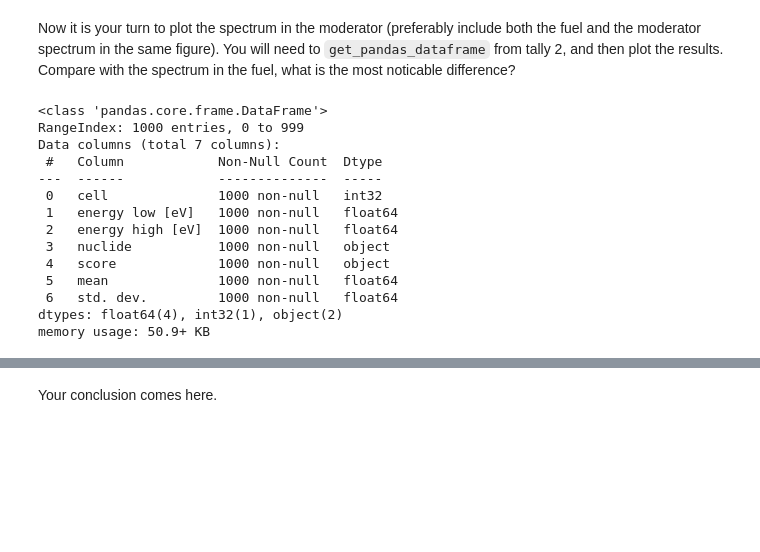
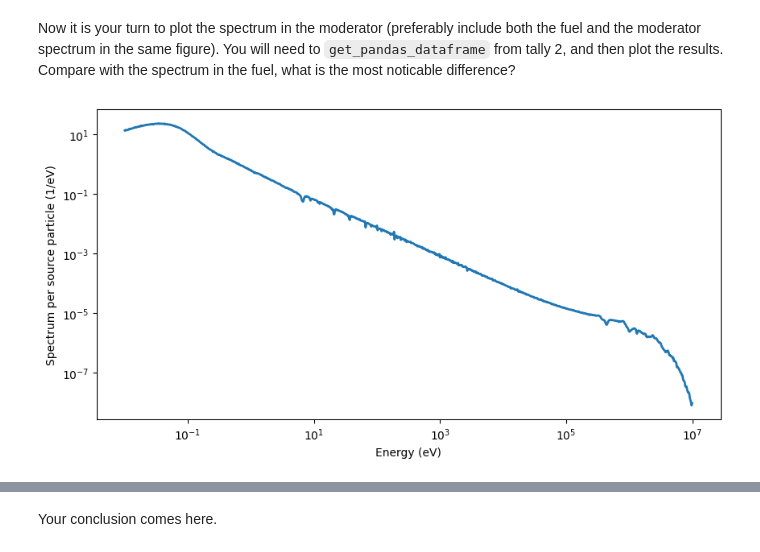
Before and after one commit to jenshoej/ReactorPhysics, a Jupyter notebook: Datalabs/Datalab06/6-openMCIntro.ipynb, the cells around one changed output, grey strips where cells are left out. Cells and saved outputs as stored; diff of their text form; code cells hidden in the pictures; blank space fills up the shorter version.

Commit message:
''Neutron flux task done''

```diff
--- a/Datalabs/Datalab06/6-openMCIntro.ipynb
+++ b/Datalabs/Datalab06/6-openMCIntro.ipynb
@@ -413,3 +417,6 @@ plt.xlabel('Energy (eV)')
 plt.show()
 # %% [output]
 [figure]
+# %%
+tally2 = sp.tallies[2].get_pandas_dataframe()
+tally2.head()
@@ -416,20 +430,15 @@ plt.show()
 # %% [markdown]
 Now it is your turn to plot the spectrum in the moderator (preferably include both the fuel and the moderator spectrum in the same figure). You will need to `get_pandas_dataframe` from tally 2, and then plot the results. Compare with the spectrum in the fuel, what is the most noticable difference?
-# %%
-tallydf2 = sp.tallies[2].get_pandas_dataframe()
-tallydf2.info()
-# %% [output]
-<class 'pandas.core.frame.DataFrame'>
-RangeIndex: 1000 entries, 0 to 999
-Data columns (total 7 columns):
- #   Column            Non-Null Count  Dtype
----  ------            --------------  -----
- 0   cell              1000 non-null   int32
- 1   energy low [eV]   1000 non-null   float64
- 2   energy high [eV]  1000 non-null   float64
- 3   nuclide           1000 non-null   object
- 4   score             1000 non-null   object
- 5   mean              1000 non-null   float64
- 6   std. dev.         1000 non-null   float64
-dtypes: float64(4), int32(1), object(2)
-memory usage: 50.9+ KB
+# %%
+tally2flux = tally2[tally2['score']=='flux']
+energy=(tally2flux['energy low [eV]']+tally2flux['energy high [eV]'])/2
+
+deltaE=(tally2flux['energy high [eV]']-tally2flux['energy low [eV]'])
+
+plt.figure(figsize=(10,5))
+plt.loglog(energy,tally2flux['mean']/deltaE,lw=2)
+plt.ylabel('Spectrum per source particle (1/eV)')
+plt.xlabel('Energy (eV)')
+plt.show()
+# %% [output]
+[figure, added]
```
Also changed, not shown: parts of 12 cells of this notebook, 5 other files.
